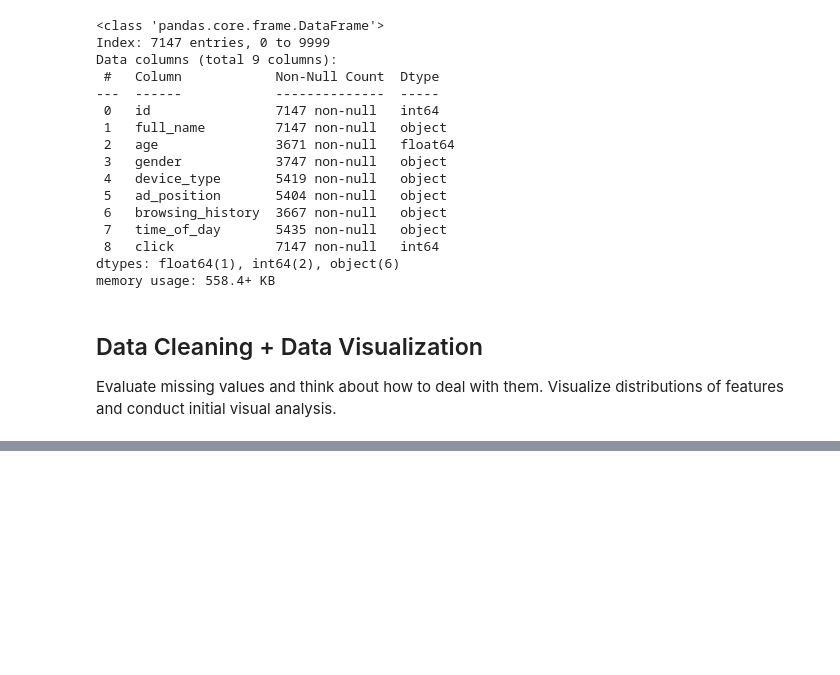
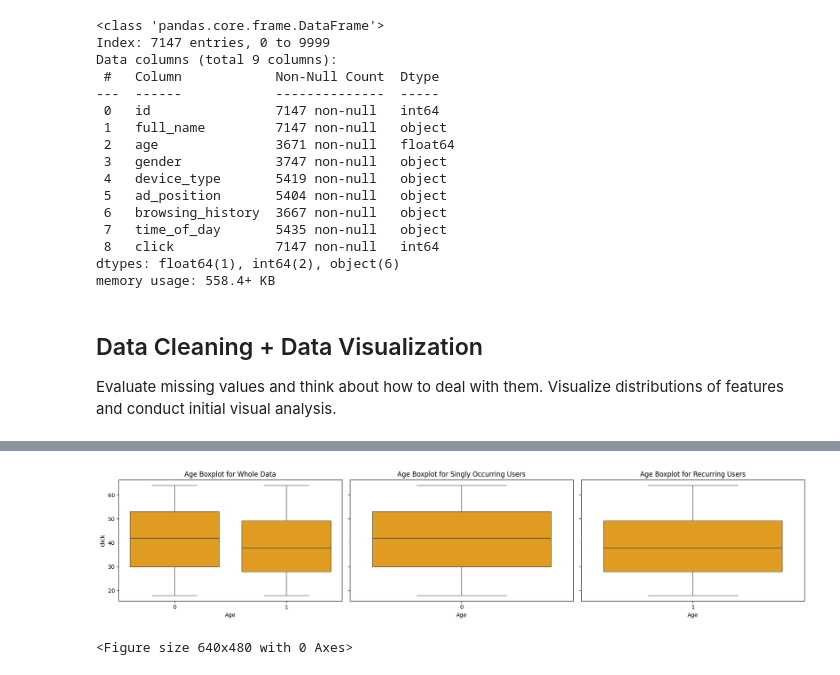
Before and after one commit to zabethe/ad-click-prediction, a Jupyter notebook: research.ipynb, the cells around one changed output, grey strips where cells are left out. Cells and saved outputs as stored; diff of their text form; code cells hidden in the pictures; blank space fills up the shorter version.

```diff
--- a/research.ipynb
+++ b/research.ipynb
@@ -93,0 +333,11 @@ Evaluate missing values and think about how to deal with them. Visualize distrib
+# %%
+# Boxplot of age vs  with user category by occurrence
+features = ["age"]
+colors = ["orange"]
+
+
+plot_boxplots(dataframes, dataframe_names, features, colors, "click")
+plot_show("age_vs_click_boxplots")
+# %% [output]
+[figure, added]
+<Figure size 640x480 with 0 Axes>
```
Also changed, not shown: parts of 20 cells of this notebook, 7 other files.
